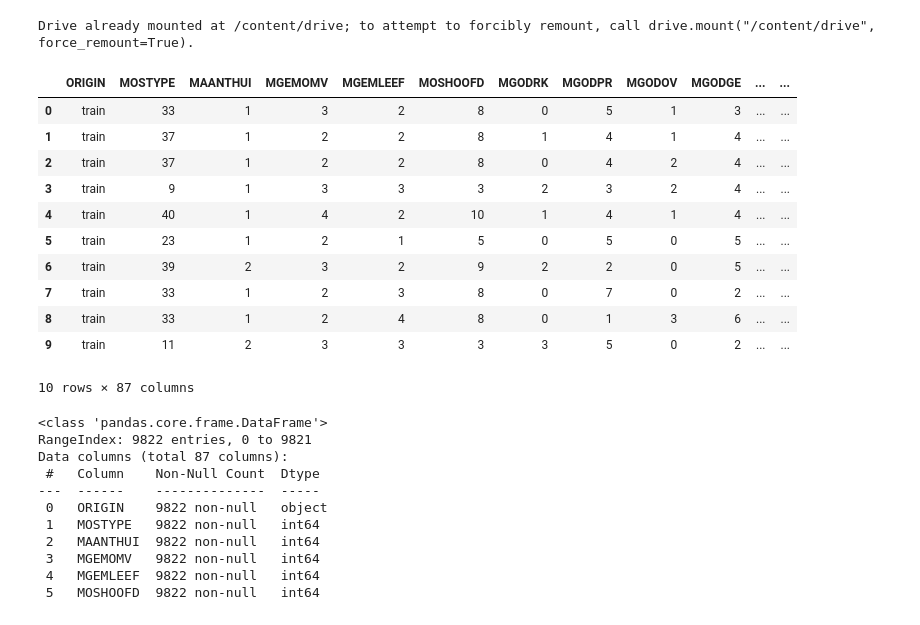
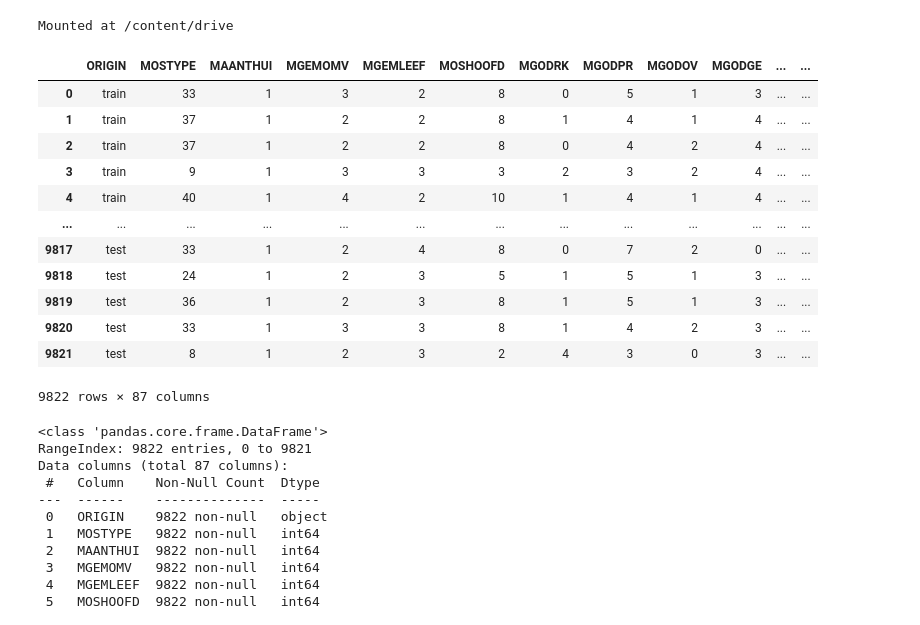
Before and after one commit to samarthya04/IIIT-A-internship, a Jupyter notebook: Caravan insurance.ipynb, the cells around one changed output. Saved outputs shown, nothing was run; the diff lists cells and outputs as text; code cells hidden in the pictures.

```diff
--- a/Caravan insurance.ipynb
+++ b/Caravan insurance.ipynb
@@ -1,30 +3,33 @@
+# %%
+from google.colab import drive
+
+drive.mount('/content/drive')
+# %% [output]
+Mounted at /content/drive
 # %%
 import numpy as np
 import pandas as pd
 import seaborn as sns
 import matplotlib.pyplot as plt
-from google.colab import drive
 
-drive.mount('/content/drive')
 path = '/content/drive/MyDrive/IIIT-A Internship/caravan-insurance-challenge.csv'
 data = pd.read_csv(path)
-# %% [output]
-Drive already mounted at /content/drive; to attempt to forcibly remount, call drive.mount("/content/drive", force_remount=True).
 # %%
-data.head(10)
+data
 # %% [output]
 |  | ORIGIN | MOSTYPE | MAANTHUI | MGEMOMV | MGEMLEEF | MOSHOOFD | MGODRK | MGODPR | MGODOV | MGODGE | ... | ... |
 | 0 | train | 33 | 1 | 3 | 2 | 8 | 0 | 5 | 1 | 3 | ... | ... |
 | 1 | train | 37 | 1 | 2 | 2 | 8 | 1 | 4 | 1 | 4 | ... | ... |
 | 2 | train | 37 | 1 | 2 | 2 | 8 | 0 | 4 | 2 | 4 | ... | ... |
 | 3 | train | 9 | 1 | 3 | 3 | 3 | 2 | 3 | 2 | 4 | ... | ... |
 | 4 | train | 40 | 1 | 4 | 2 | 10 | 1 | 4 | 1 | 4 | ... | ... |
-| 5 | train | 23 | 1 | 2 | 1 | 5 | 0 | 5 | 0 | 5 | ... | ... |
-| 6 | train | 39 | 2 | 3 | 2 | 9 | 2 | 2 | 0 | 5 | ... | ... |
-| 7 | train | 33 | 1 | 2 | 3 | 8 | 0 | 7 | 0 | 2 | ... | ... |
-| 8 | train | 33 | 1 | 2 | 4 | 8 | 0 | 1 | 3 | 6 | ... | ... |
-| 9 | train | 11 | 2 | 3 | 3 | 3 | 3 | 5 | 0 | 2 | ... | ... |
+| ... | ... | ... | ... | ... | ... | ... | ... | ... | ... | ... | ... | ... |
+| 9817 | test | 33 | 1 | 2 | 4 | 8 | 0 | 7 | 2 | 0 | ... | ... |
+| 9818 | test | 24 | 1 | 2 | 3 | 5 | 1 | 5 | 1 | 3 | ... | ... |
+| 9819 | test | 36 | 1 | 2 | 3 | 8 | 1 | 5 | 1 | 3 | ... | ... |
+| 9820 | test | 33 | 1 | 3 | 3 | 8 | 1 | 4 | 2 | 3 | ... | ... |
+| 9821 | test | 8 | 1 | 2 | 3 | 2 | 4 | 3 | 0 | 3 | ... | ... |
-10 rows × 87 columns
+9822 rows × 87 columns
 # %%
 data.shape
 data.info()
```
Also changed, not shown: parts of 2 cells of this notebook.
